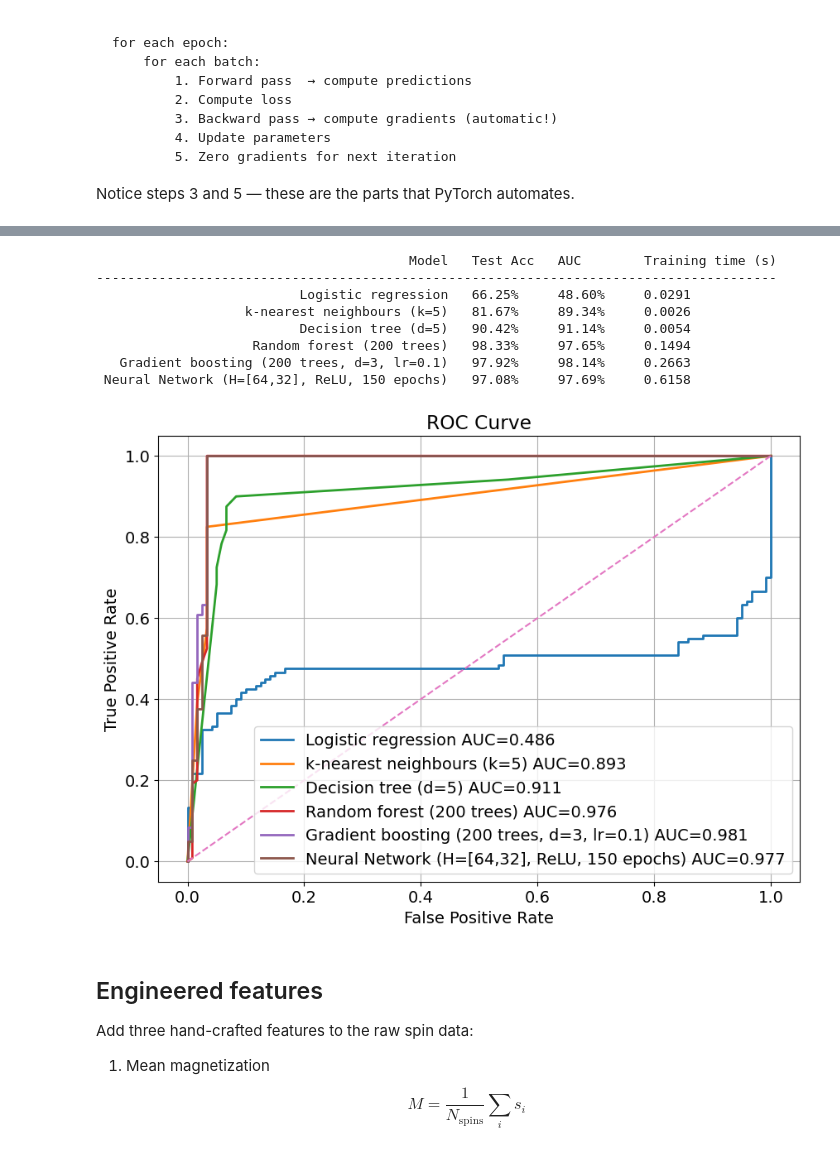
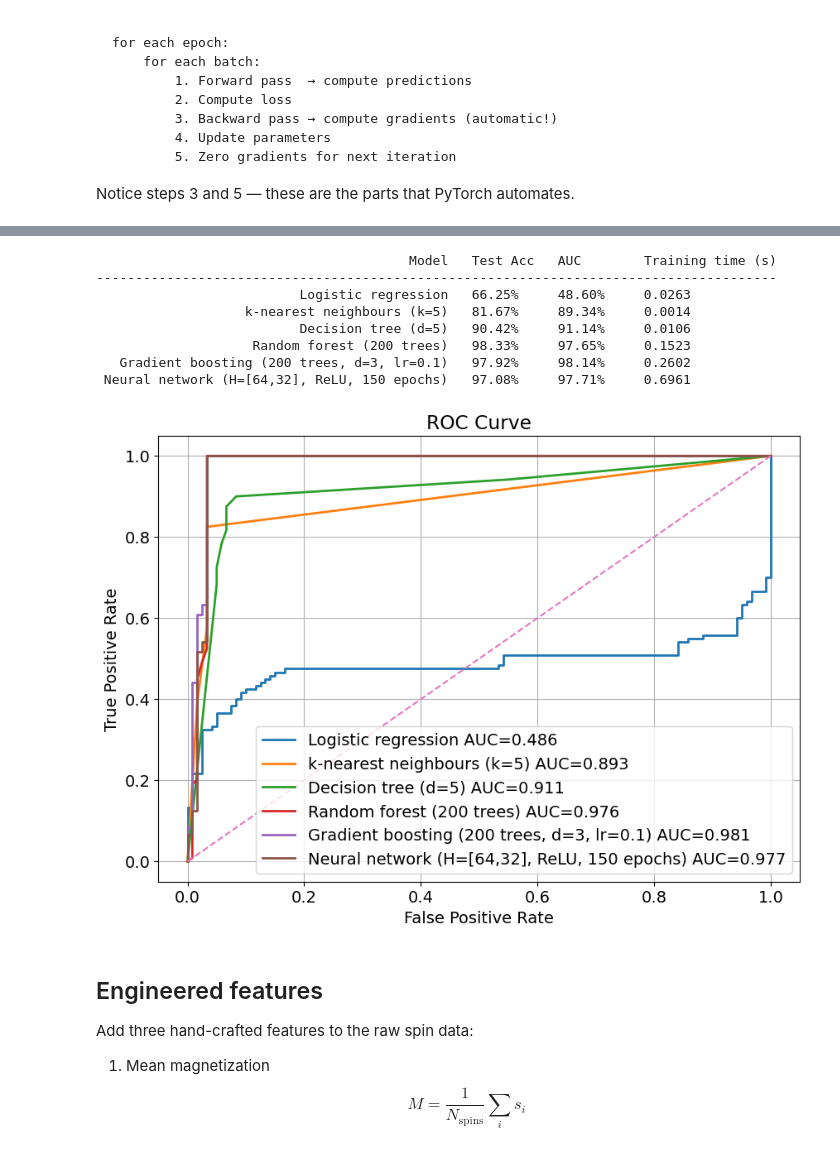
Before and after one commit to hanipasha-13/PHY-657, a Jupyter notebook: mod6q4.ipynb, the cells around one changed output, grey strips where cells are left out. Cells and saved outputs as stored; diff of their text form; code cells hidden in the pictures.

```diff
--- a/mod6q4.ipynb
+++ b/mod6q4.ipynb
@@ -542,42 +542,42 @@ print(f'{"Model":>45s}   Test Acc   AUC        Training time (s)')
 print('-' * 87)
 for name, info in classifiers.items():
     clf = info['model']
     t_train = info['train_time']
 
     y_pred = clf.predict(X_te)
     acc = accuracy_score(y_te, y_pred)
     y_prob = clf.predict_proba(X_te)[:, 1]
     fpr, tpr, _ = roc_curve(y_te, y_prob)
     auc_val = auc(fpr, tpr)
 
     print(f'{name:>45s}   {acc:.2%}     {auc_val:.2%}     {t_train:.4f}')
 
     ax.plot(fpr, tpr, lw=2, label=f'{name} AUC={auc_val:.3f}')
 
 # Neural network
 acc_NN = accuracies[-1]
 fpr_NN, tpr_NN, _ = roc_curve(all_targets, all_probs)
 auc_NN = auc(fpr_NN, tpr_NN)
-print(f'{"Neural Network (H=[64,32], ReLU, 150 epochs)":>45s}   {acc_NN:.2%}     {auc_NN:.2%}     {t_train_NN:.4f}')
-plt.plot(fpr_NN, tpr_NN, lw=2, label=f"Neural Network (H=[64,32], ReLU, 150 epochs) AUC={auc_NN:.3f}")
+print(f'{"Neural network (H=[64,32], ReLU, 150 epochs)":>45s}   {acc_NN:.2%}     {auc_NN:.2%}     {t_train_NN:.4f}')
+plt.plot(fpr_NN, tpr_NN, lw=2, label=f"Neural network (H=[64,32], ReLU, 150 epochs) AUC={auc_NN:.3f}")
 
 plt.plot([0, 1], [0, 1], '--')
 plt.xlabel("False Positive Rate")
 plt.ylabel("True Positive Rate")
 plt.title("ROC Curve")
 plt.legend()
 plt.grid()
 plt.show()
 # %% [output]
                                         Model   Test Acc   AUC        Training time (s)
 ---------------------------------------------------------------------------------------
-                          Logistic regression   66.25%     48.60%     0.0291
-                   k-nearest neighbours (k=5)   81.67%     89.34%     0.0026
-                          Decision tree (d=5)   90.42%     91.14%     0.0054
-                    Random forest (200 trees)   98.33%     97.65%     0.1494
-   Gradient boosting (200 trees, d=3, lr=0.1)   97.92%     98.14%     0.2663
- Neural Network (H=[64,32], ReLU, 150 epochs)   97.08%     97.69%     0.6158
+                          Logistic regression   66.25%     48.60%     0.0263
+                   k-nearest neighbours (k=5)   81.67%     89.34%     0.0014
+                          Decision tree (d=5)   90.42%     91.14%     0.0106
+                    Random forest (200 trees)   98.33%     97.65%     0.1523
+   Gradient boosting (200 trees, d=3, lr=0.1)   97.92%     98.14%     0.2602
+ Neural network (H=[64,32], ReLU, 150 epochs)   97.08%     97.71%     0.6961
-[figure, old version]
+[figure, new version]
 # %% [markdown]
 ## Engineered features
 
```
Also changed, not shown: parts of 4 cells of this notebook.
